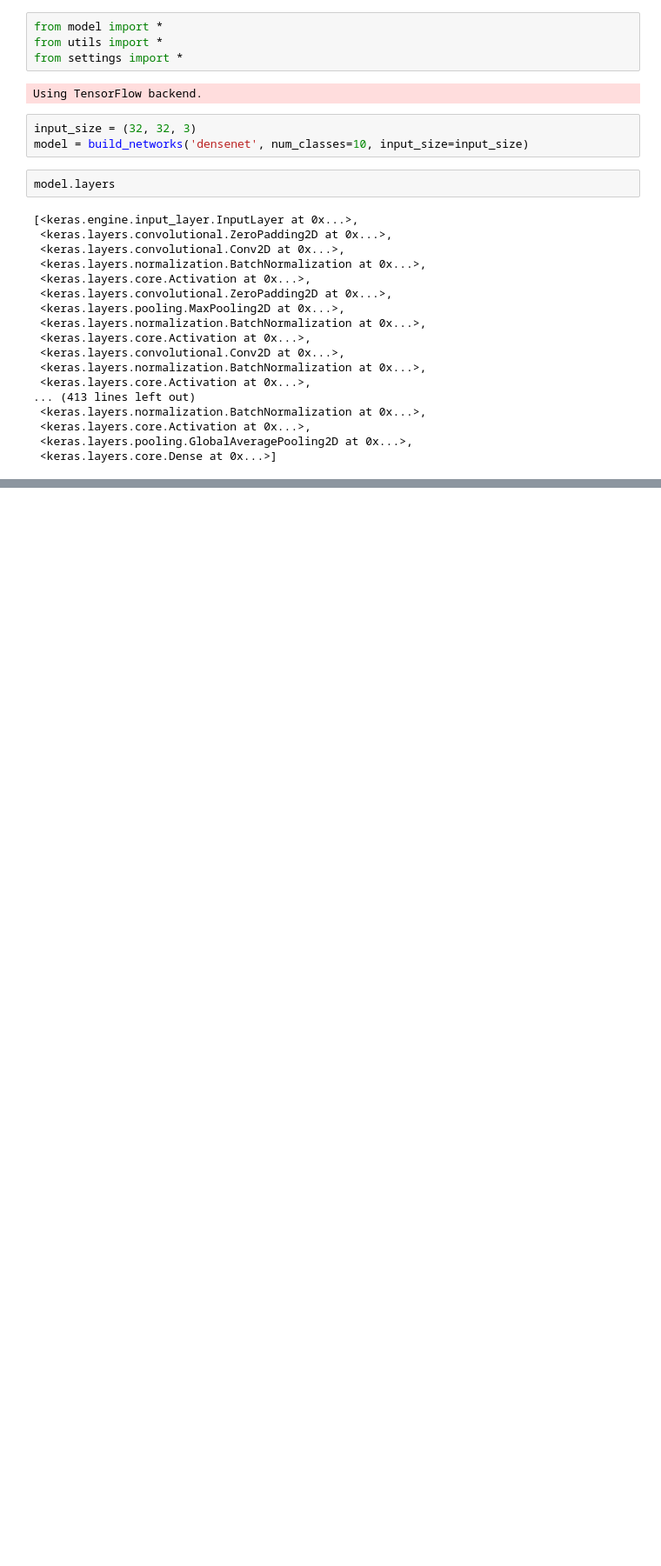
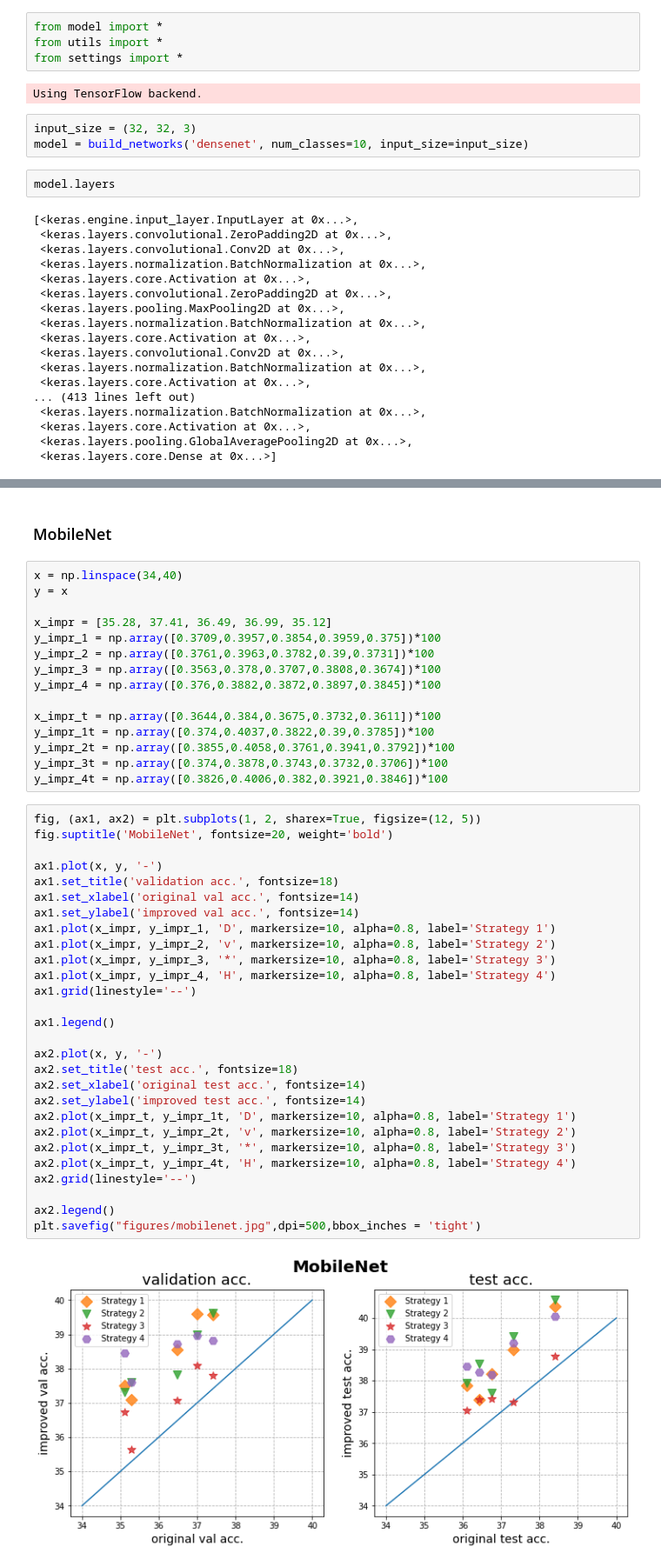
Before and after one commit to DemoAuguste/ApricotTOSEM, a Jupyter notebook: test.ipynb, the cells around one changed output, grey strips where cells are left out. Shown at 87% size. Drawn from its saved outputs; the diff is of its cells as text; blank space fills up the shorter version.

```diff
--- a/test.ipynb
+++ b/test.ipynb
@@ -29,0 +130,47 @@ model.layers
+# %% [markdown]
+### MobileNet
+# %%
+x = np.linspace(34,40)
+y = x
+
+x_impr = [35.28, 37.41, 36.49, 36.99, 35.12]
+y_impr_1 = np.array([0.3709,0.3957,0.3854,0.3959,0.375])*100
+y_impr_2 = np.array([0.3761,0.3963,0.3782,0.39,0.3731])*100
+y_impr_3 = np.array([0.3563,0.378,0.3707,0.3808,0.3674])*100
+y_impr_4 = np.array([0.376,0.3882,0.3872,0.3897,0.3845])*100
+
+x_impr_t = np.array([0.3644,0.384,0.3675,0.3732,0.3611])*100
+y_impr_1t = np.array([0.374,0.4037,0.3822,0.39,0.3785])*100
+y_impr_2t = np.array([0.3855,0.4058,0.3761,0.3941,0.3792])*100
+y_impr_3t = np.array([0.374,0.3878,0.3743,0.3732,0.3706])*100
+y_impr_4t = np.array([0.3826,0.4006,0.382,0.3921,0.3846])*100
+# %%
+fig, (ax1, ax2) = plt.subplots(1, 2, sharex=True, figsize=(12, 5))
+fig.suptitle('MobileNet', fontsize=20, weight='bold')
+
+ax1.plot(x, y, '-')
+ax1.set_title('validation acc.', fontsize=18)
+ax1.set_xlabel('original val acc.', fontsize=14)
+ax1.set_ylabel('improved val acc.', fontsize=14)
+ax1.plot(x_impr, y_impr_1, 'D', markersize=10, alpha=0.8, label='Strategy 1')
+ax1.plot(x_impr, y_impr_2, 'v', markersize=10, alpha=0.8, label='Strategy 2')
+ax1.plot(x_impr, y_impr_3, '*', markersize=10, alpha=0.8, label='Strategy 3')
+ax1.plot(x_impr, y_impr_4, 'H', markersize=10, alpha=0.8, label='Strategy 4')
+ax1.grid(linestyle='--')
+
+ax1.legend()
+
+ax2.plot(x, y, '-')
+ax2.set_title('test acc.', fontsize=18)
+ax2.set_xlabel('original test acc.', fontsize=14)
+ax2.set_ylabel('improved test acc.', fontsize=14)
+ax2.plot(x_impr_t, y_impr_1t, 'D', markersize=10, alpha=0.8, label='Strategy 1')
+ax2.plot(x_impr_t, y_impr_2t, 'v', markersize=10, alpha=0.8, label='Strategy 2')
+ax2.plot(x_impr_t, y_impr_3t, '*', markersize=10, alpha=0.8, label='Strategy 3')
+ax2.plot(x_impr_t, y_impr_4t, 'H', markersize=10, alpha=0.8, label='Strategy 4')
+ax2.grid(linestyle='--')
+
+ax2.legend()
+plt.savefig("figures/mobilenet.jpg",dpi=500,bbox_inches = 'tight')
+# %% [output]
+[figure, added]
```
Also changed, not shown: parts of 15 cells of this notebook, 8 other files.
